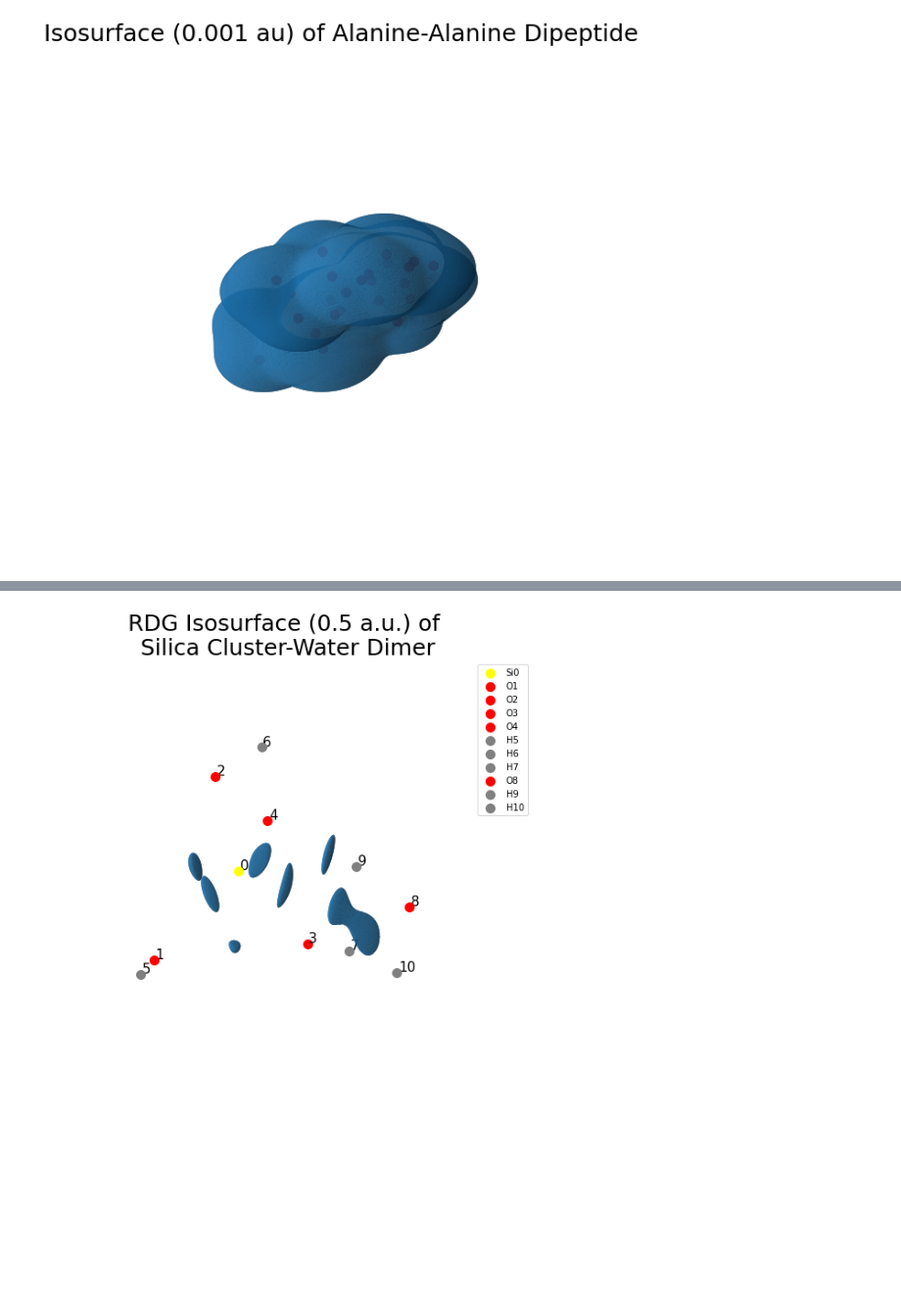
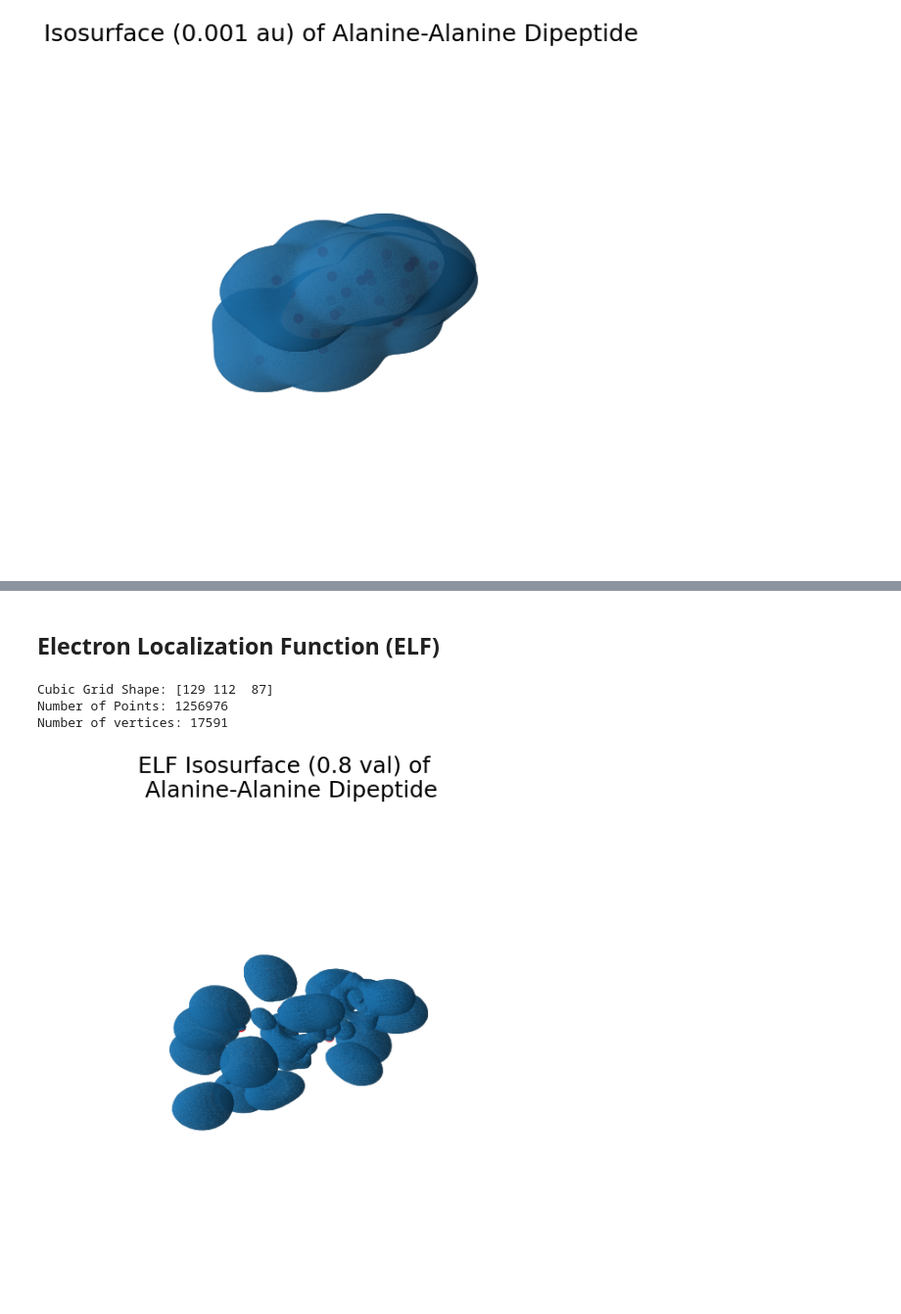
Before and after one commit to theochem/cuGBasis, a Jupyter notebook: quick_start.ipynb, the cells around one changed output, grey strips where cells are left out. Shown: that part at 98% size. Cells and saved outputs as stored; diff of their text form; code cells hidden in the pictures; blank space fills up the shorter version.

```diff
--- a/quick_start.ipynb
+++ b/quick_start.ipynb
@@ -99,18 +98,46 @@ STD  Density on isosurface: 0.0003595601354437498
+# %% [markdown]
+## Electron Localization Function (ELF)
+# %%
+from chemtools.toolbox.interactions import ELF
+from skimage.measure import marching_cubes
+
+grid = UniformGrid.from_molecule(mol.numbers, mol.coordinates, spacing=0.25, extension=8.0)
+print(f"Cubic Grid Shape: {grid.shape}")
+print(f"Number of Points: {len(grid.points)}")
+
+dens = mol.compute_density(grid.points)
+
+# Evaluate quantities for Electron Localization Function
+grad = mol.compute_gradient(grid.points)
+ked = mol.compute_positive_definite_kinetic_energy_density(grid.points)
+
+elf = ELF(dens, grad, ked, grid=grid, trans="rational", trans_k=2, trans_a=1, denscut=0.0005)
+
+# Optional: create cube files
+#grid.generate_cube("elf_ALA_ALA.cube", elf.value, mol.coordinates, mol.numbers)
+
+# Optional: create vmd file for visualization
+#elf.generate_scripts("elf_ALA_ALA.vmd", isosurf=0.8)
+
+# Run marching cubes algorithm for generating isosurface
+elf_vals = elf.value.reshape(grid.shape)
+kverts, kfaces, _, _ = marching_cubes(elf_vals, 0.8, allow_degenerate=False)
+kverts = kverts.dot(grid.axes) + grid.origin
+print(f"Number of vertices: {len(kverts)}")
+# %% [output]
+Cubic Grid Shape: [129 112  87]
+Number of Points: 1256976
+Number of vertices: 17591
 # %%
 %matplotlib inline
-
-atom_colors = {14: "yellow", 8: "red", 1: "grey", 6: "carbon"}
-atom_type = {14: "Si", 8: "O", 6: "C", 1: "H"}
+import matplotlib.pyplot as plt
 
 fig = plt.figure(figsize=(10, 10))
 ax = fig.gca(projection="3d")
 ax.plot_trisurf(kverts[:, 0], kverts[:, 1], kverts[:, 2], triangles=kfaces)
-for i, (coord, numb) in enumerate(zip(mol.coordinates, mol.numbers)):
-    ax.scatter(coord[0], coord[1], coord[2], color=atom_colors[numb], s=100, label=atom_type[numb] + f"{i}")
-    ax.text(coord[0]+ 0.03, coord[1]+ 0.03, coord[2] + 0.03, i, fontsize=15)
+ax.scatter(mol.coordinates[:, 0], mol.coordinates[:, 1], mol.coordinates[:, 2], color="r", s=100)
 plt.axis("off")
-plt.title("RDG Isosurface (0.5 a.u.) of \n Silica Cluster-Water Dimer ", fontsize=25)
-plt.legend()
+plt.title("ELF Isosurface (0.8 val) of \n Alanine-Alanine Dipeptide", fontsize=25)
 plt.show()
 # %% [output]
-[figure, old version]
+[figure, new version]
```
Also changed, not shown: parts of 13 cells of this notebook, 26 other files.
